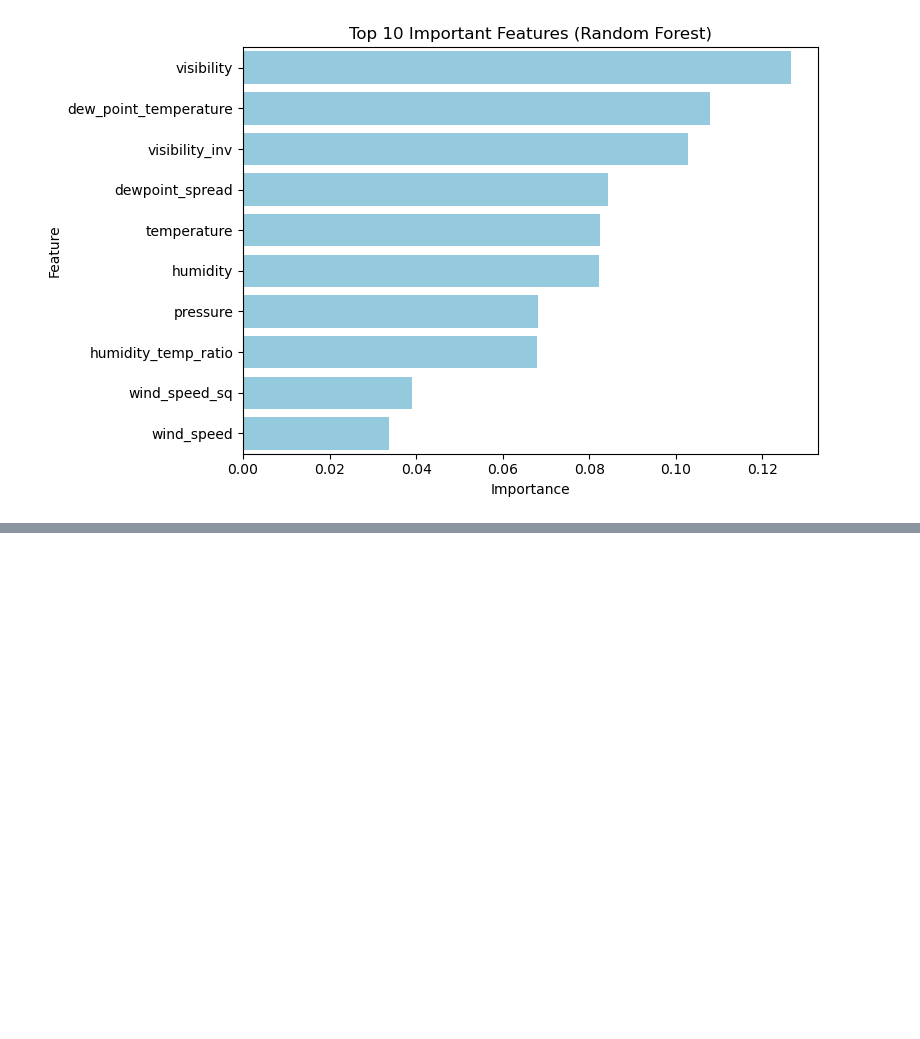
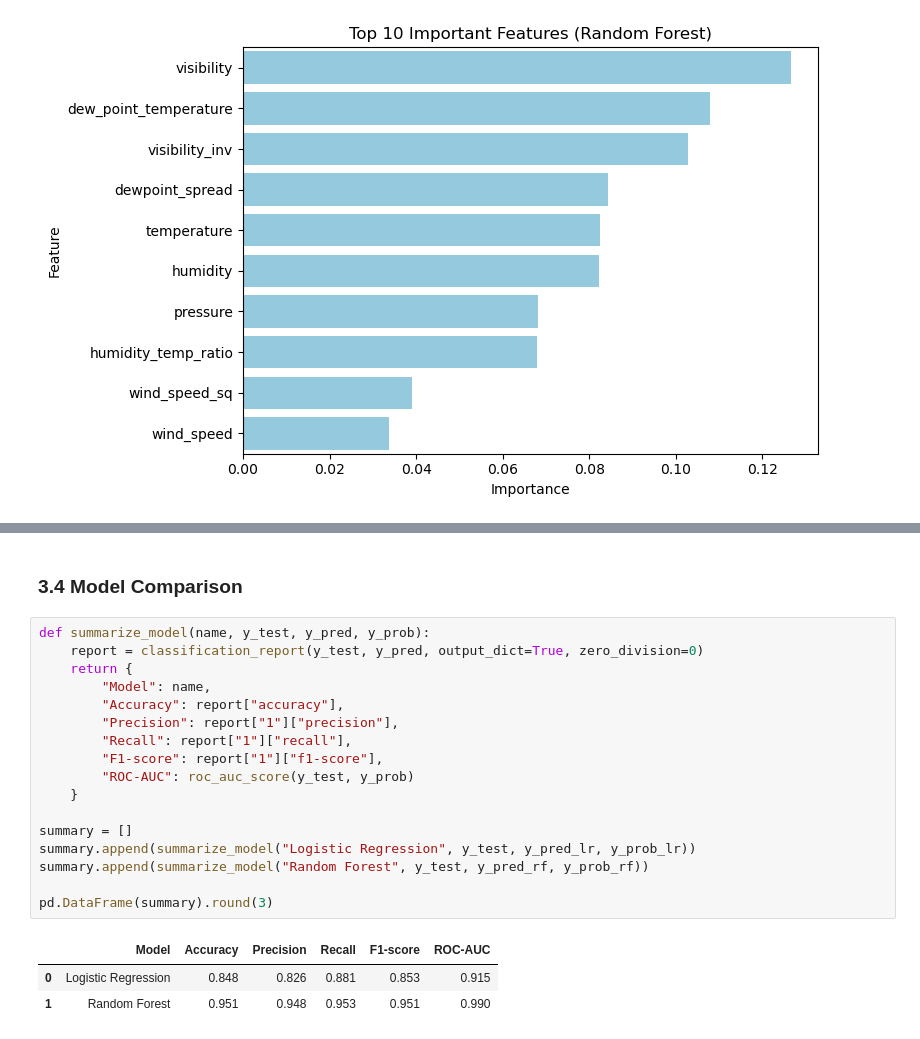
Before and after one commit to Yanyin-Chen-1156325/ST_ML_1156325, a Jupyter notebook: assignment3.ipynb, the cells around one changed output, grey strips where cells are left out. Saved outputs shown, nothing was run; the diff lists cells and outputs as text; blank space fills up the shorter version.

```diff
--- a/assignment3.ipynb
+++ b/assignment3.ipynb
@@ -298,0 +450,23 @@ These consistent findings confirm the reliability of the selected variables, whi
+# %% [markdown]
+### 3.4 Model Comparison
+# %%
+def summarize_model(name, y_test, y_pred, y_prob):
+    report = classification_report(y_test, y_pred, output_dict=True, zero_division=0)
+    return {
+        "Model": name,
+        "Accuracy": report["accuracy"],
+        "Precision": report["1"]["precision"],
+        "Recall": report["1"]["recall"],
+        "F1-score": report["1"]["f1-score"],
+        "ROC-AUC": roc_auc_score(y_test, y_prob)
+    }
+
+summary = []
+summary.append(summarize_model("Logistic Regression", y_test, y_pred_lr, y_prob_lr))
+summary.append(summarize_model("Random Forest", y_test, y_pred_rf, y_prob_rf))
+
+pd.DataFrame(summary).round(3)
+# %% [output]
+|  | Model | Accuracy | Precision | Recall | F1-score | ROC-AUC |
+| 0 | Logistic Regression | 0.848 | 0.826 | 0.881 | 0.853 | 0.915 |
+| 1 | Random Forest | 0.951 | 0.948 | 0.953 | 0.951 | 0.990 |
```
Also changed, not shown: parts of 12 cells of this notebook.
